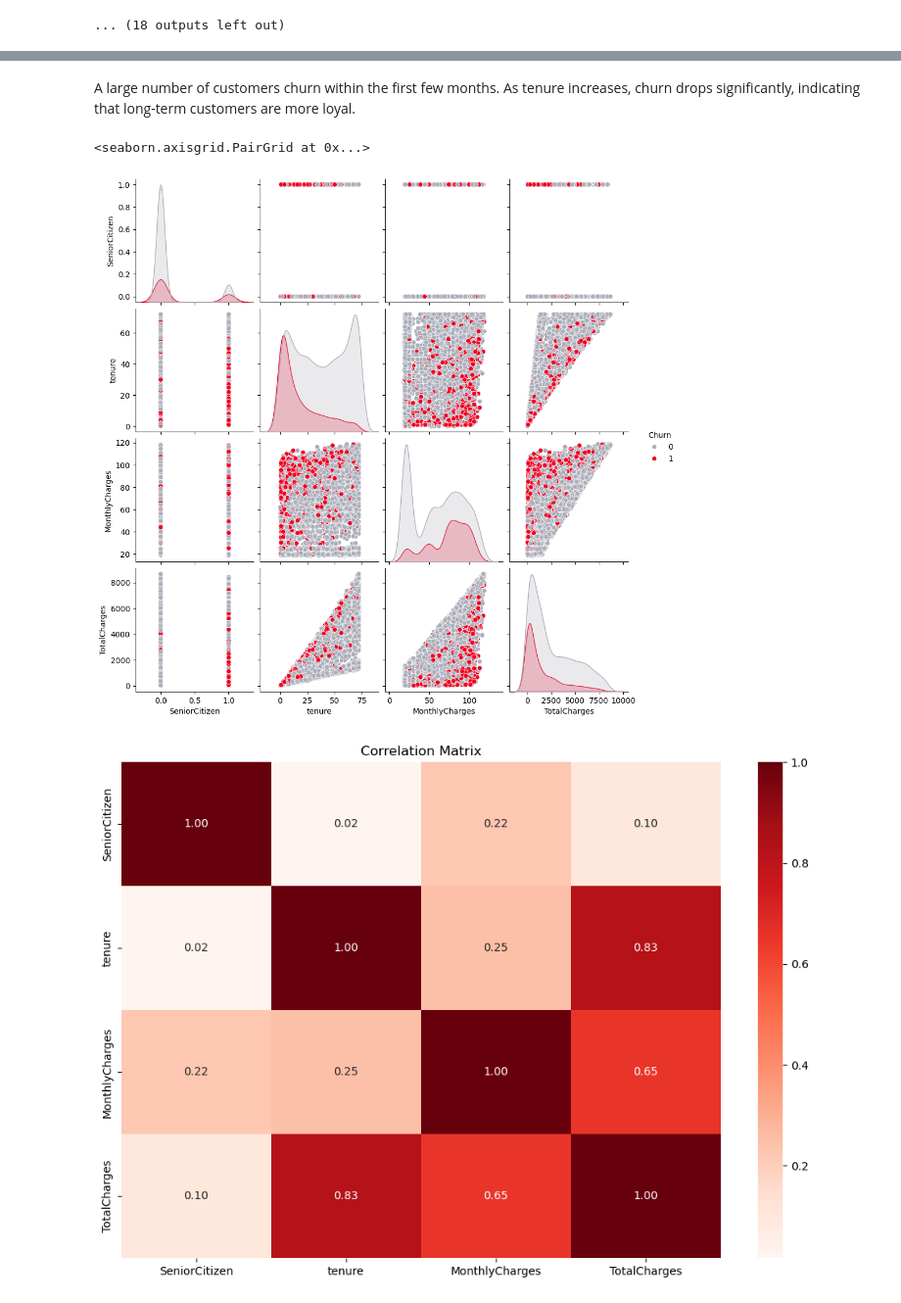
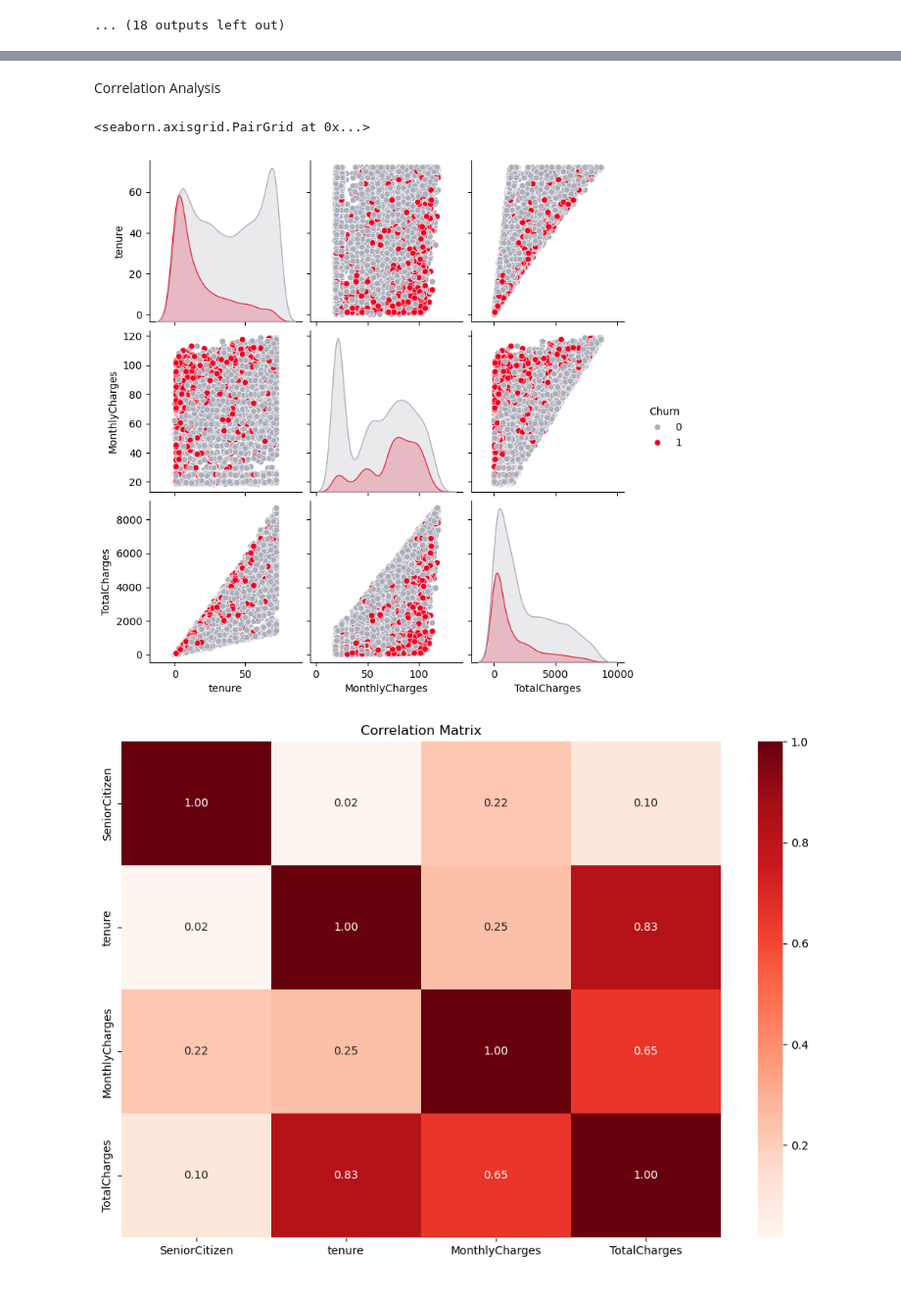
Before and after one commit to esteban-russi/customer-churn-and-personalisation, a Jupyter notebook: notebooks/01_EDA_and_Data_Cleaning.ipynb, the cells around one changed output, grey strips where cells are left out. Shown at 98% size. Saved outputs shown, nothing was run; the diff lists cells and outputs as text; code cells hidden in the pictures.

```diff
--- a/notebooks/01_EDA_and_Data_Cleaning.ipynb
+++ b/notebooks/01_EDA_and_Data_Cleaning.ipynb
@@ -10,7 +12,7 @@ import seaborn as sns
 
 
 # Load the dataset
-df = pd.read_csv('C:\\Users\\esteb\\Documents\\GitHub\\customer-churn-and-personalisation\\data\\Vodafone_Customer_Churn_Sample_Dataset.csv')
+df = pd.read_csv('..\\data\\Vodafone_Customer_Churn_Sample_Dataset.csv')
 
 # Display the first few rows
 print("First 5 Rows:")
@@ -297,10 +304,10 @@ plt.show()
-# %% [markdown]
-A large number of customers churn within the first few months. As tenure increases, churn drops significantly, indicating that long-term customers are more loyal.
+# %% [markdown]
+Correlation Analysis
 # %%
-sns.pairplot(df, hue='Churn', palette=churn_palette)
+sns.pairplot(df.drop(['SeniorCitizen'], axis=1), hue='Churn', palette=churn_palette)
 # %% [output]
 <seaborn.axisgrid.PairGrid at 0x...>
-[figure, old version]
+[figure, new version]
 # %%
 # plot correlation matrix
 numeric_df = df.select_dtypes(include=[np.number]).drop(columns=['Churn'])
```
Also changed, not shown: parts of 6 cells of this notebook, 3 other files.
